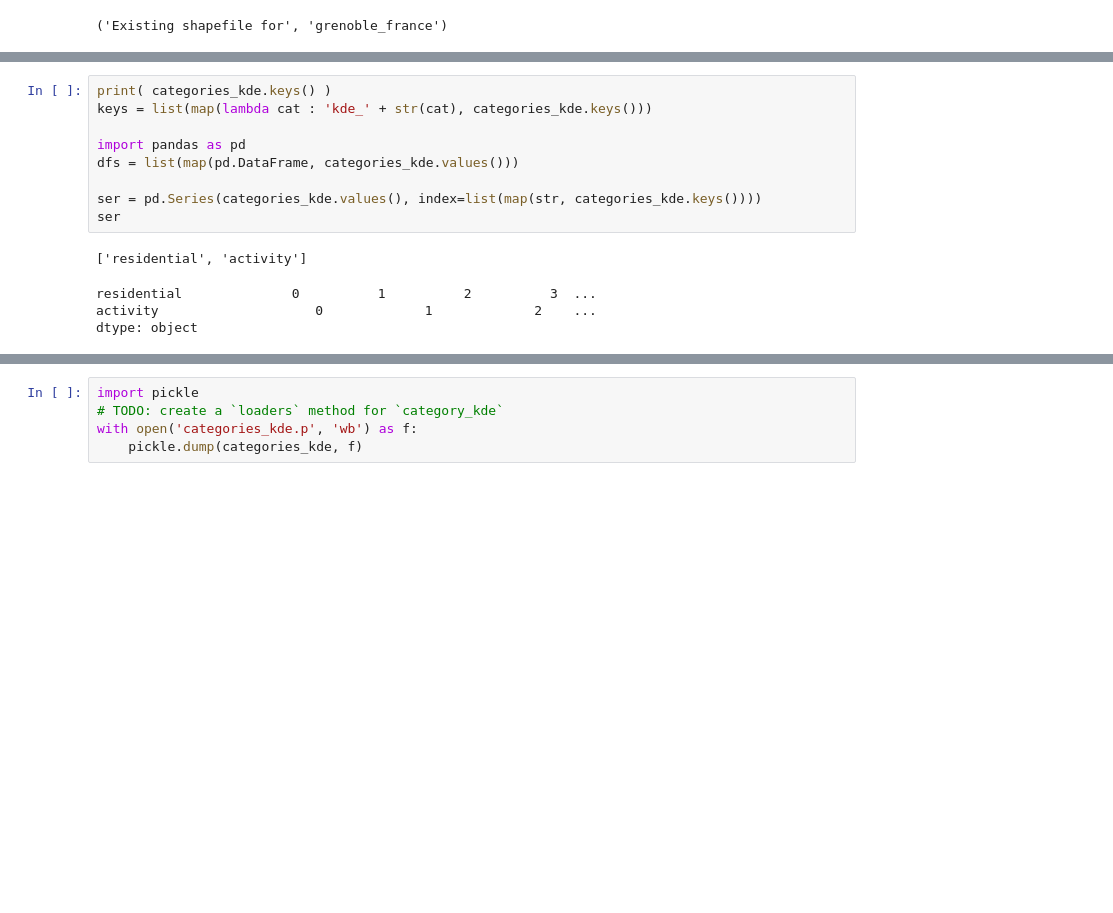
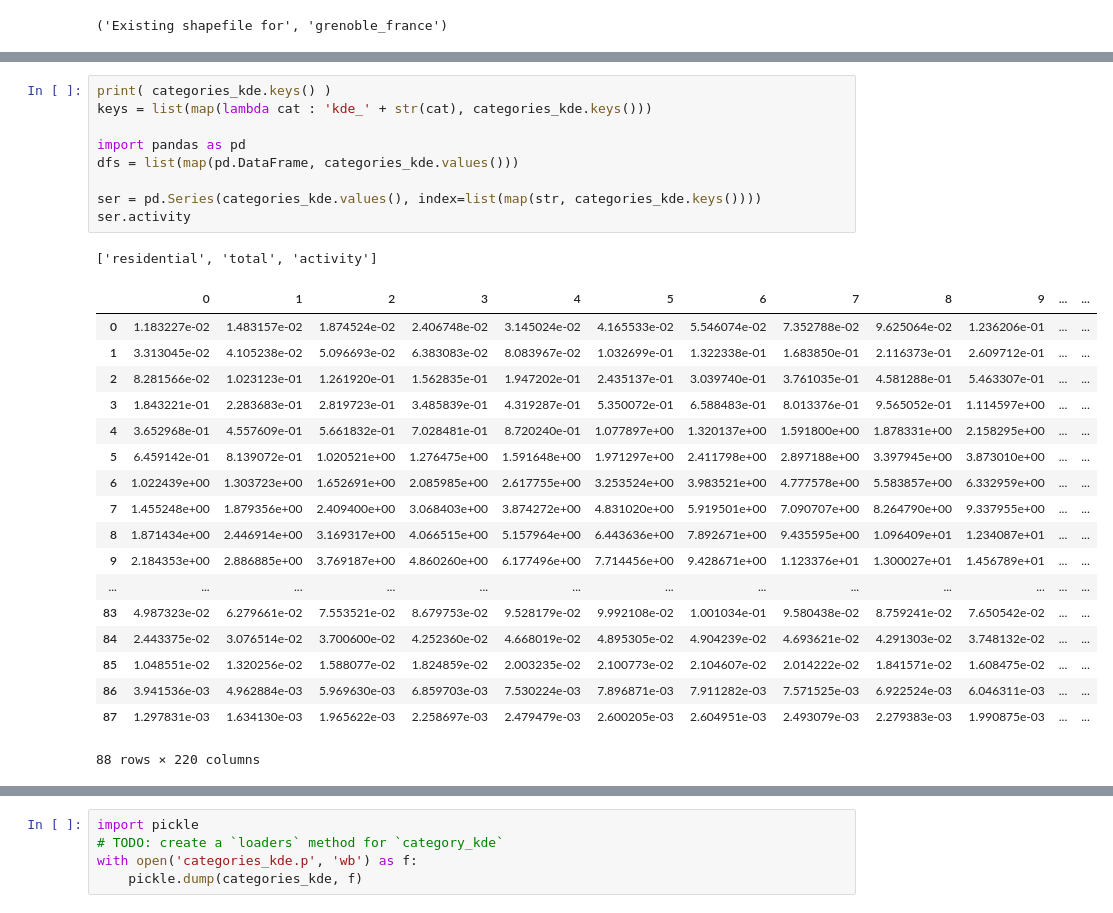
Before and after one commit to martibosch/landusemix, a Jupyter notebook: urban_analysis/notebooks/grenoble_mix.ipynb, the cells around one changed output, grey strips where cells are left out. Cells and saved outputs as stored; diff of their text form; blank space fills up the shorter version.

```diff
--- a/urban_analysis/notebooks/grenoble_mix.ipynb
+++ b/urban_analysis/notebooks/grenoble_mix.ipynb
@@ -113,17 +116,32 @@ categories_kde = kde_all[0]
 # %%
 print( categories_kde.keys() )
 keys = list(map(lambda cat : 'kde_' + str(cat), categories_kde.keys()))
 
 import pandas as pd
 dfs = list(map(pd.DataFrame, categories_kde.values()))
 
 ser = pd.Series(categories_kde.values(), index=list(map(str, categories_kde.keys())))
-ser
+ser.activity
 # %% [output]
-['residential', 'activity']
+['residential', 'total', 'activity']
+|  | 0 | 1 | 2 | 3 | 4 | 5 | 6 | 7 | 8 | 9 | ... | ... |
+| 0 | 1.183227e-02 | 1.483157e-02 | 1.874524e-02 | 2.406748e-02 | 3.145024e-02 | 4.165533e-02 | 5.546074e-02 | 7.352788e-02 | 9.625064e-02 | 1.236206e-01 | ... | ... |
+| 1 | 3.313045e-02 | 4.105238e-02 | 5.096693e-02 | 6.383083e-02 | 8.083967e-02 | 1.032699e-01 | 1.322338e-01 | 1.683850e-01 | 2.116373e-01 | 2.609712e-01 | ... | ... |
+| 2 | 8.281566e-02 | 1.023123e-01 | 1.261920e-01 | 1.562835e-01 | 1.947202e-01 | 2.435137e-01 | 3.039740e-01 | 3.761035e-01 | 4.581288e-01 | 5.463307e-01 | ... | ... |
+| 3 | 1.843221e-01 | 2.283683e-01 | 2.819723e-01 | 3.485839e-01 | 4.319287e-01 | 5.350072e-01 | 6.588483e-01 | 8.013376e-01 | 9.565052e-01 | 1.114597e+00 | ... | ... |
+| 4 | 3.652968e-01 | 4.557609e-01 | 5.661832e-01 | 7.028481e-01 | 8.720240e-01 | 1.077897e+00 | 1.320137e+00 | 1.591800e+00 | 1.878331e+00 | 2.158295e+00 | ... | ... |
+| 5 | 6.459142e-01 | 8.139072e-01 | 1.020521e+00 | 1.276475e+00 | 1.591648e+00 | 1.971297e+00 | 2.411798e+00 | 2.897188e+00 | 3.397945e+00 | 3.873010e+00 | ... | ... |
+| 6 | 1.022439e+00 | 1.303723e+00 | 1.652691e+00 | 2.085985e+00 | 2.617755e+00 | 3.253524e+00 | 3.983521e+00 | 4.777578e+00 | 5.583857e+00 | 6.332959e+00 | ... | ... |
+| 7 | 1.455248e+00 | 1.879356e+00 | 2.409400e+00 | 3.068403e+00 | 3.874272e+00 | 4.831020e+00 | 5.919501e+00 | 7.090707e+00 | 8.264790e+00 | 9.337955e+00 | ... | ... |
+| 8 | 1.871434e+00 | 2.446914e+00 | 3.169317e+00 | 4.066515e+00 | 5.157964e+00 | 6.443636e+00 | 7.892671e+00 | 9.435595e+00 | 1.096409e+01 | 1.234087e+01 | ... | ... |
+| 9 | 2.184353e+00 | 2.886885e+00 | 3.769187e+00 | 4.860260e+00 | 6.177496e+00 | 7.714456e+00 | 9.428671e+00 | 1.123376e+01 | 1.300027e+01 | 1.456789e+01 | ... | ... |
+| ... | ... | ... | ... | ... | ... | ... | ... | ... | ... | ... | ... | ... |
+| 83 | 4.987323e-02 | 6.279661e-02 | 7.553521e-02 | 8.679753e-02 | 9.528179e-02 | 9.992108e-02 | 1.001034e-01 | 9.580438e-02 | 8.759241e-02 | 7.650542e-02 | ... | ... |
+| 84 | 2.443375e-02 | 3.076514e-02 | 3.700600e-02 | 4.252360e-02 | 4.668019e-02 | 4.895305e-02 | 4.904239e-02 | 4.693621e-02 | 4.291303e-02 | 3.748132e-02 | ... | ... |
+| 85 | 1.048551e-02 | 1.320256e-02 | 1.588077e-02 | 1.824859e-02 | 2.003235e-02 | 2.100773e-02 | 2.104607e-02 | 2.014222e-02 | 1.841571e-02 | 1.608475e-02 | ... | ... |
+| 86 | 3.941536e-03 | 4.962884e-03 | 5.969630e-03 | 6.859703e-03 | 7.530224e-03 | 7.896871e-03 | 7.911282e-03 | 7.571525e-03 | 6.922524e-03 | 6.046311e-03 | ... | ... |
+| 87 | 1.297831e-03 | 1.634130e-03 | 1.965622e-03 | 2.258697e-03 | 2.479479e-03 | 2.600205e-03 | 2.604951e-03 | 2.493079e-03 | 2.279383e-03 | 1.990875e-03 | ... | ... |
-residential              0          1          2          3  ...
-activity                    0             1             2    ...
-dtype: object
+88 rows × 220 columns
 # %%
 print('Keys:',keys)
 #print('Dfs:',dfs)
```
Also changed, not shown: parts of 12 cells of this notebook.
